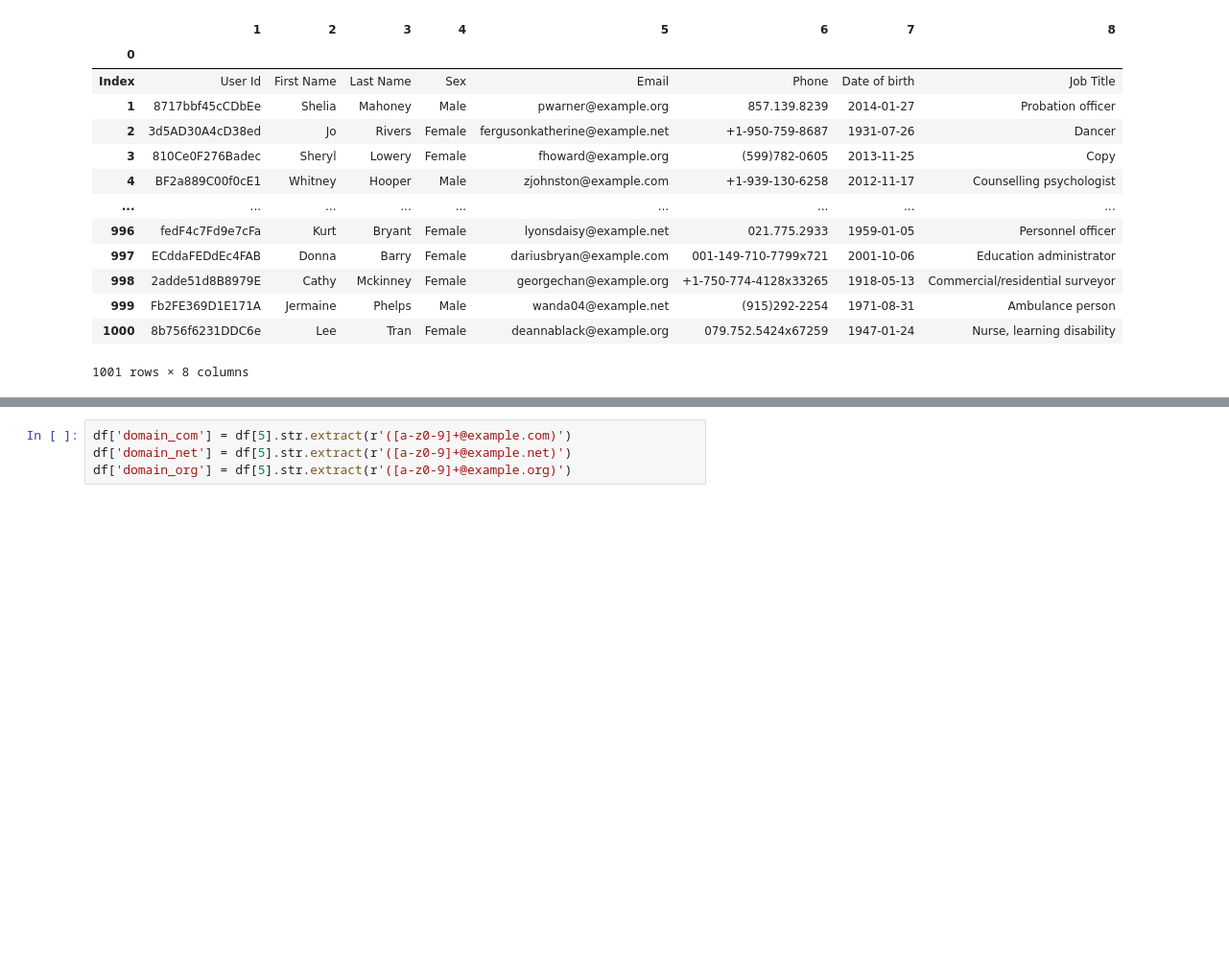
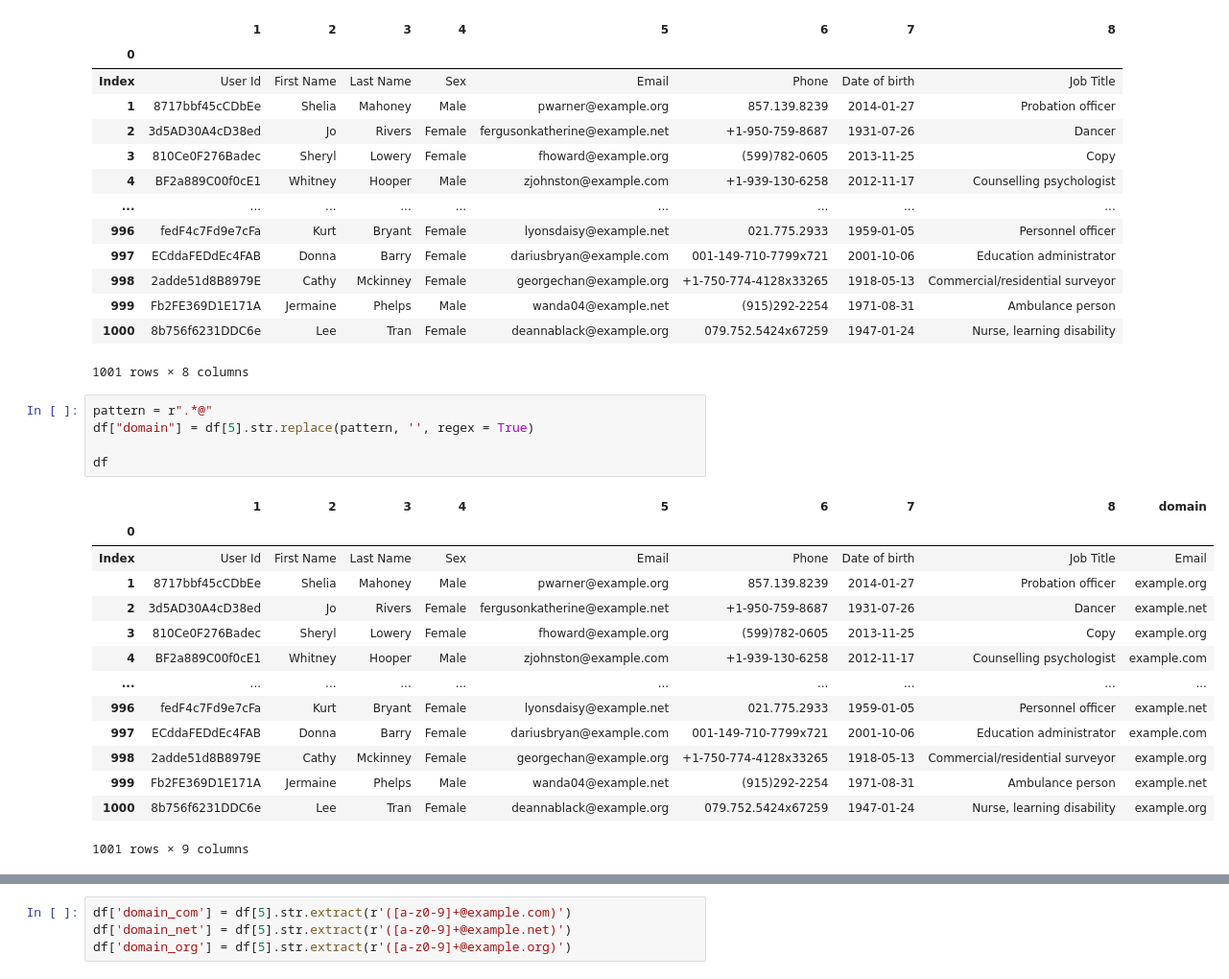
Before and after one commit to Sxnds01/PFDA-assignments, a Jupyter notebook: assignment03-pie.ipynb, the cells around one changed output, grey strips where cells are left out. Shown: that part at 96% size. Cells and saved outputs as stored; diff of their text form; blank space fills up the shorter version.

```diff
--- a/assignment03-pie.ipynb
+++ b/assignment03-pie.ipynb
@@ -41,3 +41,23 @@ df
 | 999 | Fb2FE369D1E171A | Jermaine | Phelps | Male | wanda04@example.net | (915)292-2254 | 1971-08-31 | Ambulance person |
 | 1000 | 8b756f6231DDC6e | Lee | Tran | Female | deannablack@example.org | 079.752.5424x67259 | 1947-01-24 | Nurse, learning disability |
 1001 rows × 8 columns
+# %%
+pattern = r".*@"
+df["domain"] = df[5].str.replace(pattern, '', regex = True)
+
+df
+# %% [output]
+|  | 1 | 2 | 3 | 4 | 5 | 6 | 7 | 8 | domain |
+| 0 |  |  |  |  |  |  |  |  |  |
+| Index | User Id | First Name | Last Name | Sex | Email | Phone | Date of birth | Job Title | Email |
+| 1 | 8717bbf45cCDbEe | Shelia | Mahoney | Male | pwarner@example.org | 857.139.8239 | 2014-01-27 | Probation officer | example.org |
+| 2 | 3d5AD30A4cD38ed | Jo | Rivers | Female | fergusonkatherine@example.net | +1-950-759-8687 | 1931-07-26 | Dancer | example.net |
+| 3 | 810Ce0F276Badec | Sheryl | Lowery | Female | fhoward@example.org | (599)782-0605 | 2013-11-25 | Copy | example.org |
+| 4 | BF2a889C00f0cE1 | Whitney | Hooper | Male | zjohnston@example.com | +1-939-130-6258 | 2012-11-17 | Counselling psychologist | example.com |
+| ... | ... | ... | ... | ... | ... | ... | ... | ... | ... |
+| 996 | fedF4c7Fd9e7cFa | Kurt | Bryant | Female | lyonsdaisy@example.net | 021.775.2933 | 1959-01-05 | Personnel officer | example.net |
+| 997 | ECddaFEDdEc4FAB | Donna | Barry | Female | dariusbryan@example.com | 001-149-710-7799x721 | 2001-10-06 | Education administrator | example.com |
+| 998 | 2adde51d8B8979E | Cathy | Mckinney | Female | georgechan@example.org | +1-750-774-4128x33265 | 1918-05-13 | Commercial/residential surveyor | example.org |
+| 999 | Fb2FE369D1E171A | Jermaine | Phelps | Male | wanda04@example.net | (915)292-2254 | 1971-08-31 | Ambulance person | example.net |
+| 1000 | 8b756f6231DDC6e | Lee | Tran | Female | deannablack@example.org | 079.752.5424x67259 | 1947-01-24 | Nurse, learning disability | example.org |
+1001 rows × 9 columns
```
Also changed, not shown: parts of 1 cell of this notebook.
